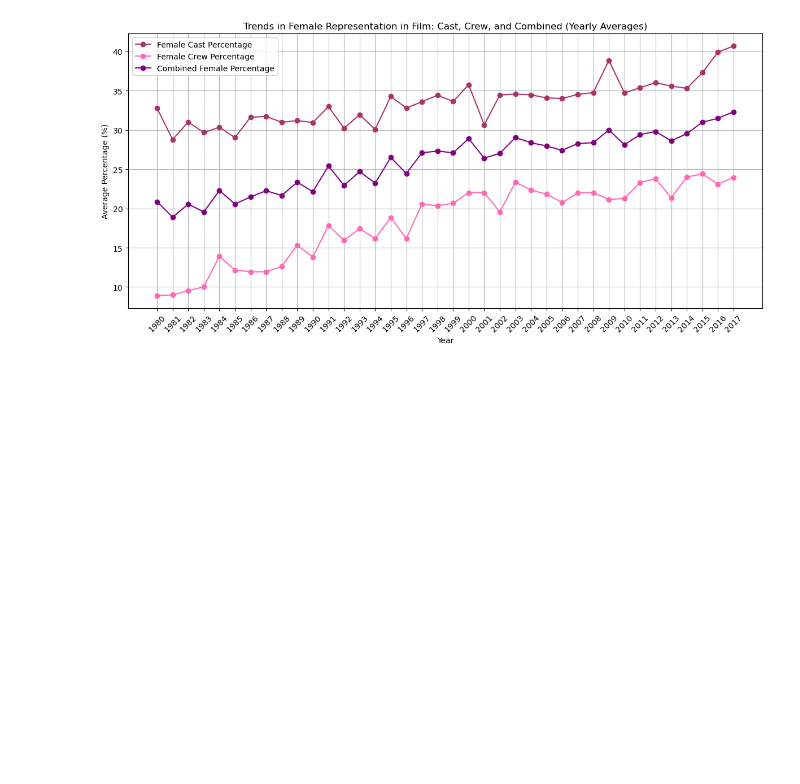
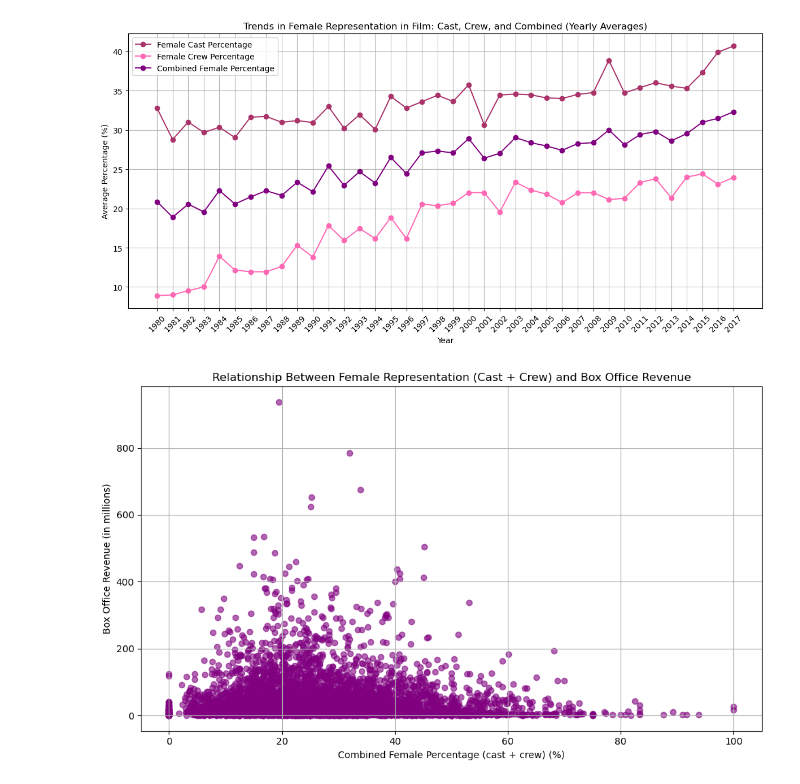
Before and after one commit to TomSull222/BCS-Project-1, a Jupyter notebook: dan-main.ipynb, the cells around one changed output. Saved outputs shown, nothing was run; the diff lists cells and outputs as text; code cells hidden in the pictures; blank space fills up the shorter version.

```diff
--- a/dan-main.ipynb
+++ b/dan-main.ipynb
@@ -154,3 +155,26 @@ plt.tight_layout()  # Adjust layout to fit labels
 plt.show()
 # %% [output]
 [figure]
+# %%
+# Convert 'BoxOffice' to millions for the plot
+refined_df['BoxOffice_millions'] = refined_df['BoxOffice'] / 1_000_000
+
+# Create scatter plot
+plt.figure(figsize=(10, 6))
+
+# Scatter plot with 'percent_female_combined' on x-axis and 'BoxOffice_millions' on y-axis
+plt.scatter(refined_df['percent_female_combined'], refined_df['BoxOffice_millions'], color='purple', alpha=0.6)
+
+# Adding titles and labels
+plt.title('Relationship Between Female Representation (Cast + Crew) and Box Office Revenue')
+plt.xlabel('Combined Female Percentage (cast + crew) (%)')
+plt.ylabel('Box Office Revenue (in millions)')
+
+# Grid for better visibility
+plt.grid(True)
+
+# Show plot
+plt.tight_layout()
+plt.show()
+# %% [output]
+[figure, added]
```
Also changed, not shown: parts of 2 cells of this notebook.
